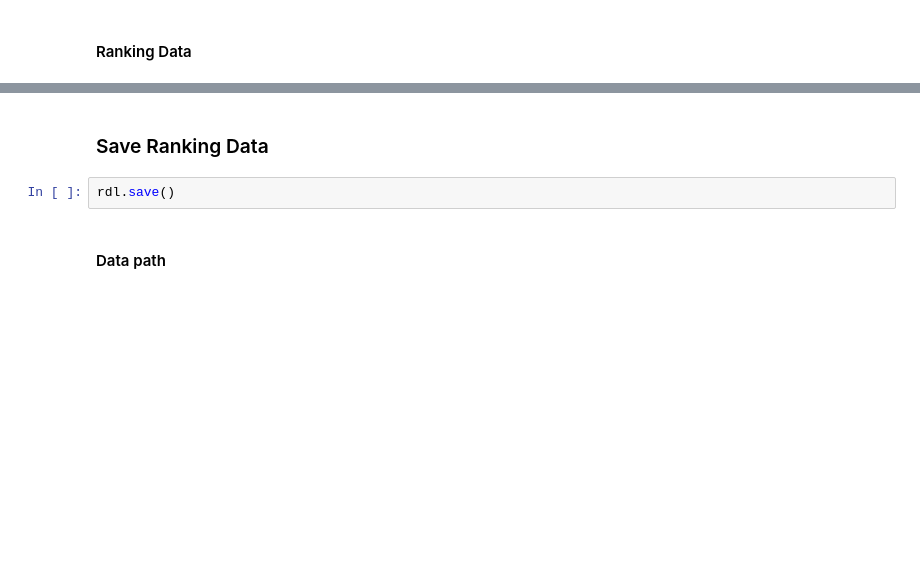
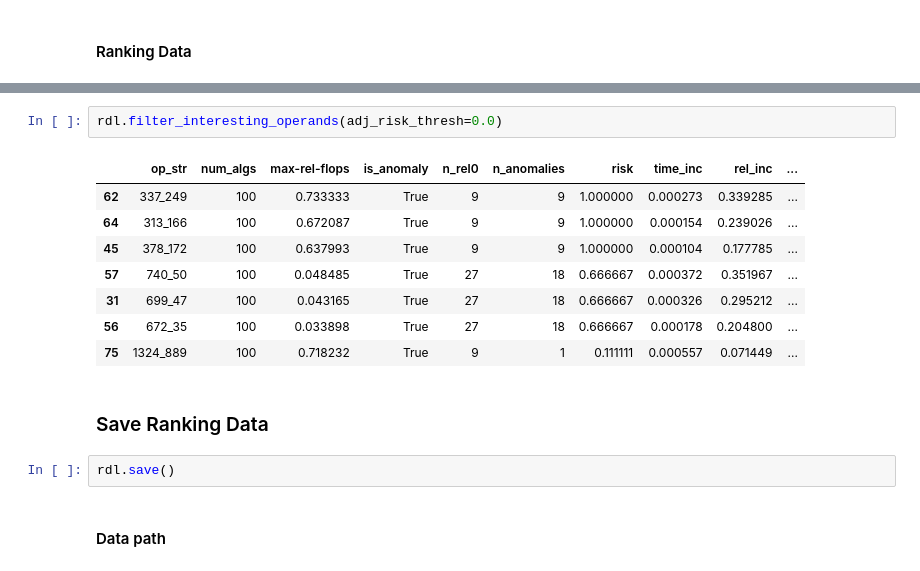
Before and after one commit to as641651/va4algs, a Jupyter notebook: experiments/measurements/GLS-ix01.ipynb, the cells around one changed output, grey strips where cells are left out. Cells and saved outputs as stored; diff of their text form; blank space fills up the shorter version.

```diff
--- a/experiments/measurements/GLS-ix01.ipynb
+++ b/experiments/measurements/GLS-ix01.ipynb
@@ -146,3 +142,14 @@ Average Adjusted Risk: 0.021564264349213942
+# %%
+rdl.filter_interesting_operands(adj_risk_thresh=0.0)
+# %% [output]
+|  | op_str | num_algs | max-rel-flops | is_anomaly | n_rel0 | n_anomalies | risk | time_inc | rel_inc | ... |
+| 62 | 337_249 | 100 | 0.733333 | True | 9 | 9 | 1.000000 | 0.000273 | 0.339285 | ... |
+| 64 | 313_166 | 100 | 0.672087 | True | 9 | 9 | 1.000000 | 0.000154 | 0.239026 | ... |
+| 45 | 378_172 | 100 | 0.637993 | True | 9 | 9 | 1.000000 | 0.000104 | 0.177785 | ... |
+| 57 | 740_50 | 100 | 0.048485 | True | 27 | 18 | 0.666667 | 0.000372 | 0.351967 | ... |
+| 31 | 699_47 | 100 | 0.043165 | True | 27 | 18 | 0.666667 | 0.000326 | 0.295212 | ... |
+| 56 | 672_35 | 100 | 0.033898 | True | 27 | 18 | 0.666667 | 0.000178 | 0.204800 | ... |
+| 75 | 1324_889 | 100 | 0.718232 | True | 9 | 1 | 0.111111 | 0.000557 | 0.071449 | ... |
 # %% [markdown]
 ### Save Ranking Data
 # %%
```
Also changed, not shown: parts of 4 cells of this notebook, 11 other files.
